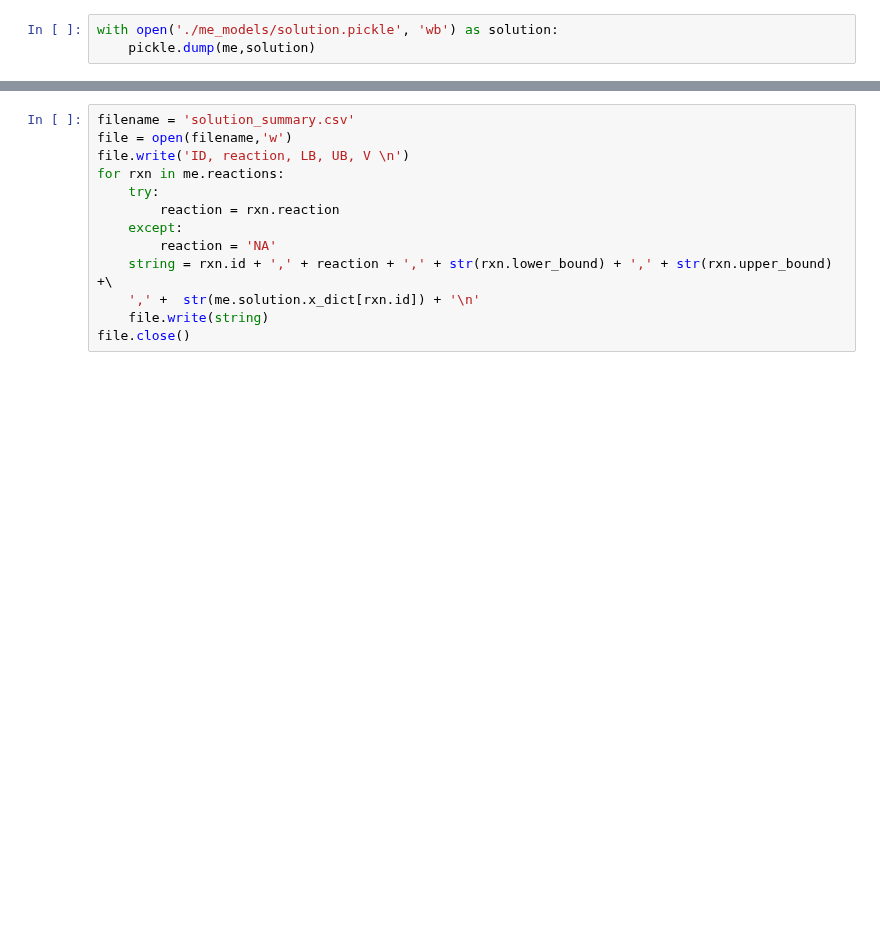
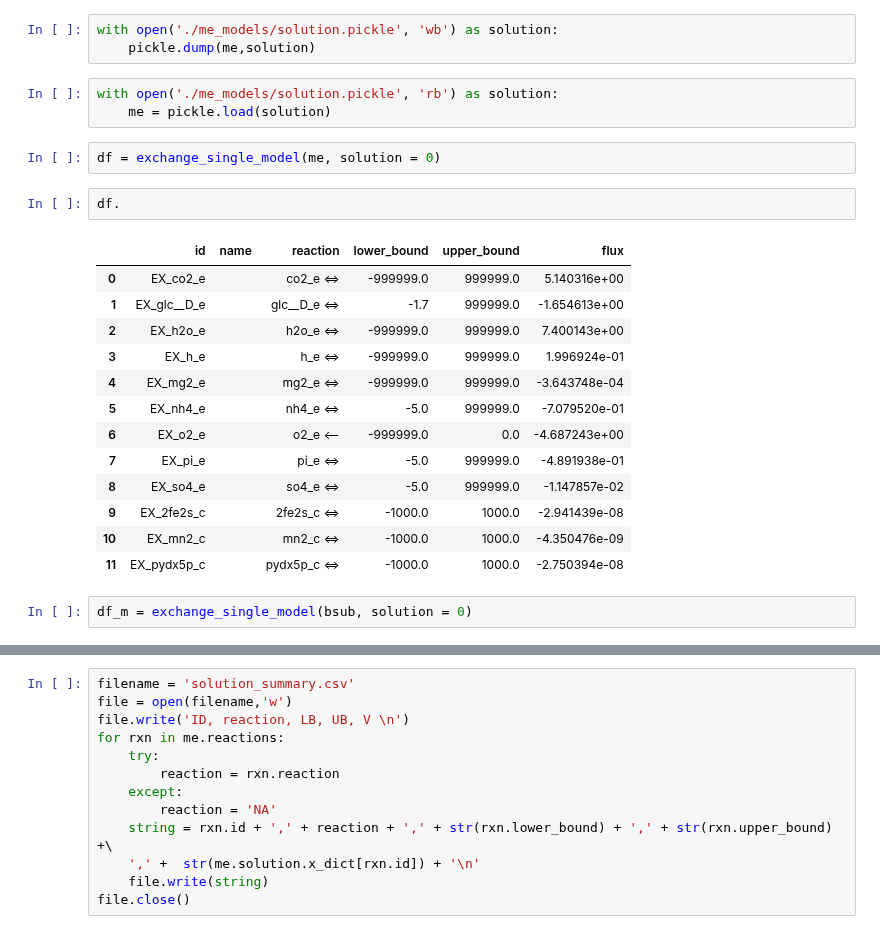
Before and after one commit to jdtibochab/bacillusme, a Jupyter notebook: ecolime/solve_demo.ipynb, the cells around one changed output, grey strips where cells are left out. Drawn from its saved outputs; the diff is of its cells as text; blank space fills up the shorter version.

```diff
--- a/ecolime/solve_demo.ipynb
+++ b/ecolime/solve_demo.ipynb
@@ -96,3 +83,26 @@ AttributeError: 'NoneType' object has no attribute 'x_dict'
 # %%
 with open('./me_models/solution.pickle', 'wb') as solution:
     pickle.dump(me,solution)
+# %%
+with open('./me_models/solution.pickle', 'rb') as solution:
+    me = pickle.load(solution)
+# %%
+df = exchange_single_model(me, solution = 0)
+# %%
+df.
+# %% [output]
+|  | id | name | reaction | lower_bound | upper_bound | flux |
+| 0 | EX_co2_e |  | co2_e <=> | -999999.0 | 999999.0 | 5.140316e+00 |
+| 1 | EX_glc__D_e |  | glc__D_e <=> | -1.7 | 999999.0 | -1.654613e+00 |
+| 2 | EX_h2o_e |  | h2o_e <=> | -999999.0 | 999999.0 | 7.400143e+00 |
+| 3 | EX_h_e |  | h_e <=> | -999999.0 | 999999.0 | 1.996924e-01 |
+| 4 | EX_mg2_e |  | mg2_e <=> | -999999.0 | 999999.0 | -3.643748e-04 |
+| 5 | EX_nh4_e |  | nh4_e <=> | -5.0 | 999999.0 | -7.079520e-01 |
+| 6 | EX_o2_e |  | o2_e <-- | -999999.0 | 0.0 | -4.687243e+00 |
+| 7 | EX_pi_e |  | pi_e <=> | -5.0 | 999999.0 | -4.891938e-01 |
+| 8 | EX_so4_e |  | so4_e <=> | -5.0 | 999999.0 | -1.147857e-02 |
+| 9 | EX_2fe2s_c |  | 2fe2s_c <=> | -1000.0 | 1000.0 | -2.941439e-08 |
+| 10 | EX_mn2_c |  | mn2_c <=> | -1000.0 | 1000.0 | -4.350476e-09 |
+| 11 | EX_pydx5p_c |  | pydx5p_c <=> | -1000.0 | 1000.0 | -2.750394e-08 |
+# %%
+df_m = exchange_single_model(bsub, solution = 0)
```
Also changed, not shown: parts of 3 cells of this notebook, 15 other files.
